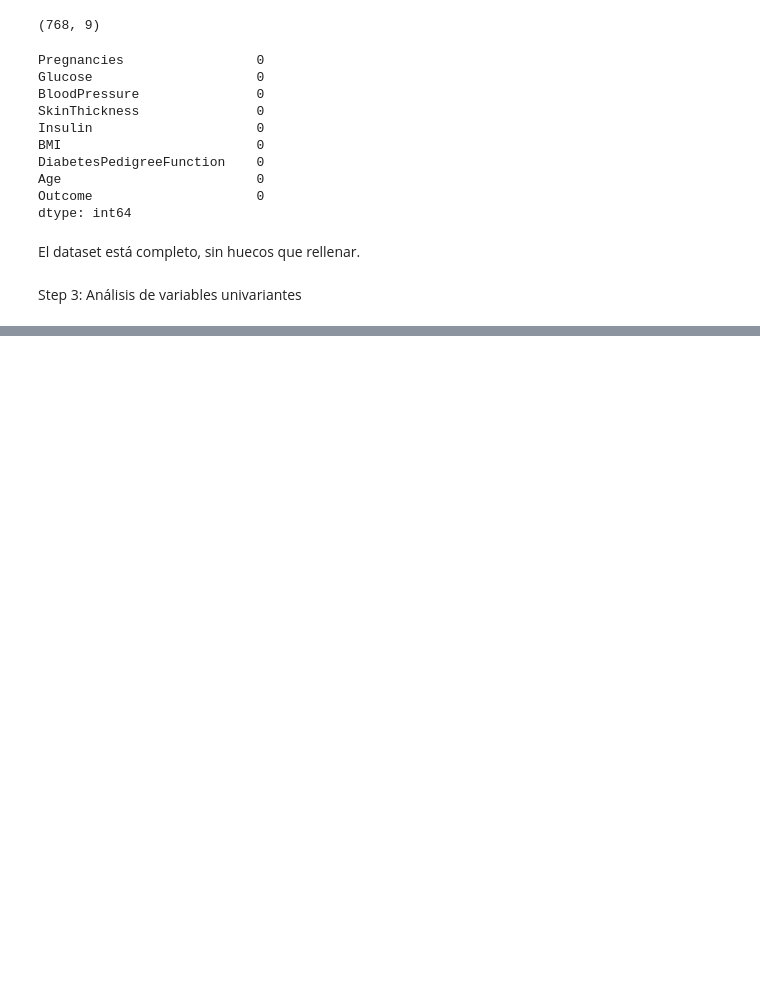
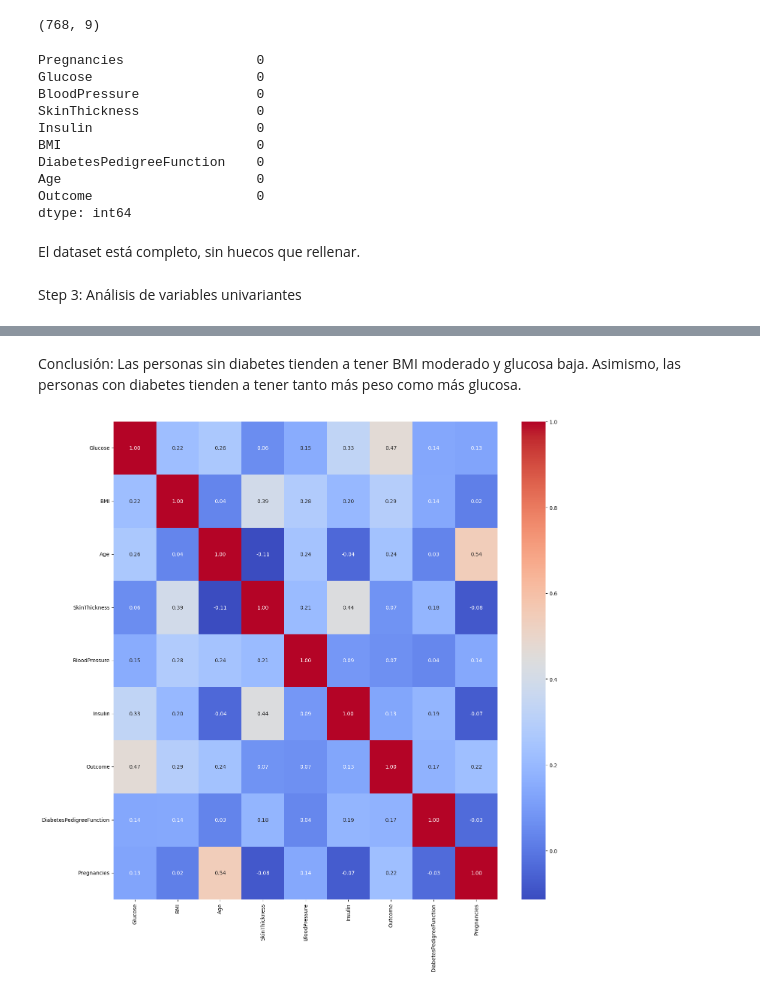
Before and after one commit to 4GeeksAcademy/DecissionTree_cafedemanha94-25, a Jupyter notebook: src/explore.ipynb, the cells around one changed output, grey strips where cells are left out. Cells and saved outputs as stored; diff of their text form; code cells hidden in the pictures; blank space fills up the shorter version.

```diff
--- a/src/explore.ipynb
+++ b/src/explore.ipynb
@@ -61,0 +183,17 @@ plt.show()
+# %% [markdown]
+Conclusión:
+Las personas sin diabetes tienden a tener BMI moderado y glucosa baja. Asimismo, las personas con diabetes tienden a tener tanto más peso como más glucosa.
+# %%
+df_corr = total_data.copy()
+
+# Dibujar el plot
+plt.figure(figsize=(15, 15))
+sns.heatmap(
+    df_corr[["Glucose", "BMI", "Age", "SkinThickness", "BloodPressure",
+             "Insulin", "Outcome", "DiabetesPedigreeFunction", "Pregnancies"]].corr(),
+    annot=True, fmt=".2f", cmap="coolwarm"
+)
+plt.tight_layout()
+plt.show()
+# %% [output]
+[figure, added]
```
Also changed, not shown: parts of 19 cells of this notebook.
